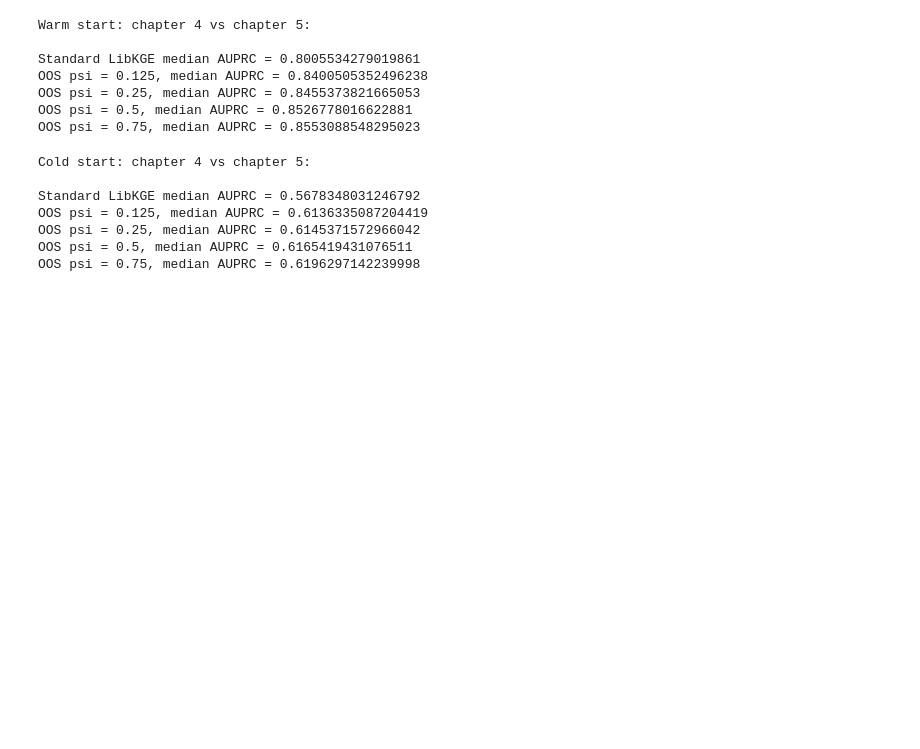
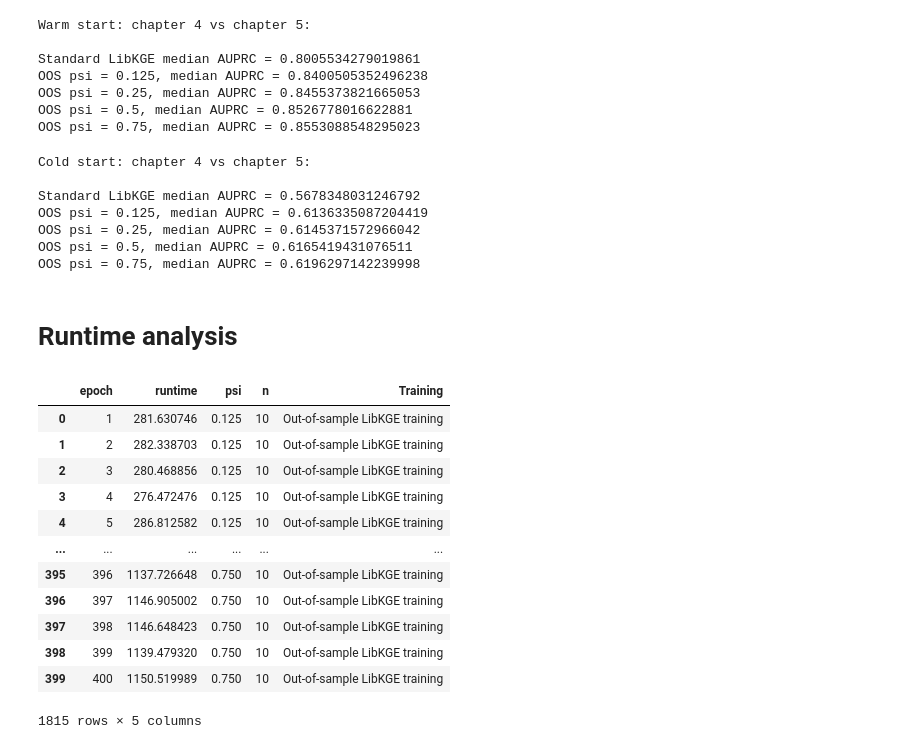
Before and after one commit to oliver-lloyd/Chapter5, a Jupyter notebook: analysis/viz/viz.ipynb, the cells around one changed output. Saved outputs shown, nothing was run; the diff lists cells and outputs as text; code cells hidden in the pictures; blank space fills up the shorter version.

```diff
--- a/analysis/viz/viz.ipynb
+++ b/analysis/viz/viz.ipynb
@@ -227,3 +230,36 @@ OOS psi = 0.125, median AUPRC = 0.6136335087204419
 OOS psi = 0.25, median AUPRC = 0.6145371572966042
 OOS psi = 0.5, median AUPRC = 0.6165419431076511
 OOS psi = 0.75, median AUPRC = 0.6196297142239998
+# %% [markdown]
+# Runtime analysis
+# %%
+# Load OOS experiment runtimes
+
+runtimes_list = []
+for n in [10]:#, 5, 20]:
+    path = f'{exp_path}/drug_sim_n{n}'
+    for exp in listdir(path):
+        if exp.startswith('2024'):
+            psi = float(exp.split('_')[-1])
+            runtime_subdf = pd.read_csv(f'{path}/{exp}/epoch_runtimes.csv')
+            runtime_subdf['psi'] = psi
+            runtime_subdf['n'] = n
+            runtimes_list.append(runtime_subdf)
+
+runtimes = pd.concat(runtimes_list)
+runtimes['Training'] = "Out-of-sample LibKGE training"
+runtimes
+# %% [output]
+|  | epoch | runtime | psi | n | Training |
+| 0 | 1 | 281.630746 | 0.125 | 10 | Out-of-sample LibKGE training |
+| 1 | 2 | 282.338703 | 0.125 | 10 | Out-of-sample LibKGE training |
+| 2 | 3 | 280.468856 | 0.125 | 10 | Out-of-sample LibKGE training |
+| 3 | 4 | 276.472476 | 0.125 | 10 | Out-of-sample LibKGE training |
+| 4 | 5 | 286.812582 | 0.125 | 10 | Out-of-sample LibKGE training |
+| ... | ... | ... | ... | ... | ... |
+| 395 | 396 | 1137.726648 | 0.750 | 10 | Out-of-sample LibKGE training |
+| 396 | 397 | 1146.905002 | 0.750 | 10 | Out-of-sample LibKGE training |
+| 397 | 398 | 1146.648423 | 0.750 | 10 | Out-of-sample LibKGE training |
+| 398 | 399 | 1139.479320 | 0.750 | 10 | Out-of-sample LibKGE training |
+| 399 | 400 | 1150.519989 | 0.750 | 10 | Out-of-sample LibKGE training |
+1815 rows × 5 columns
```
Also changed, not shown: parts of 6 cells of this notebook, 3 other files.
